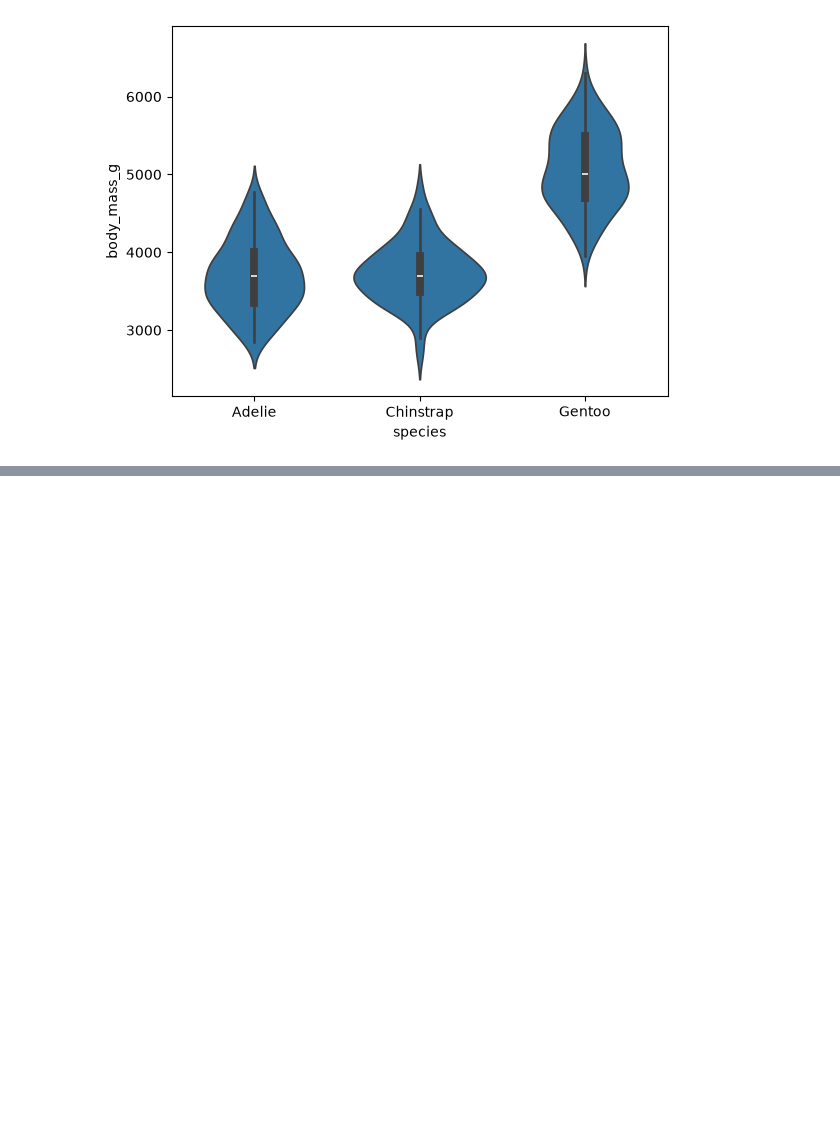
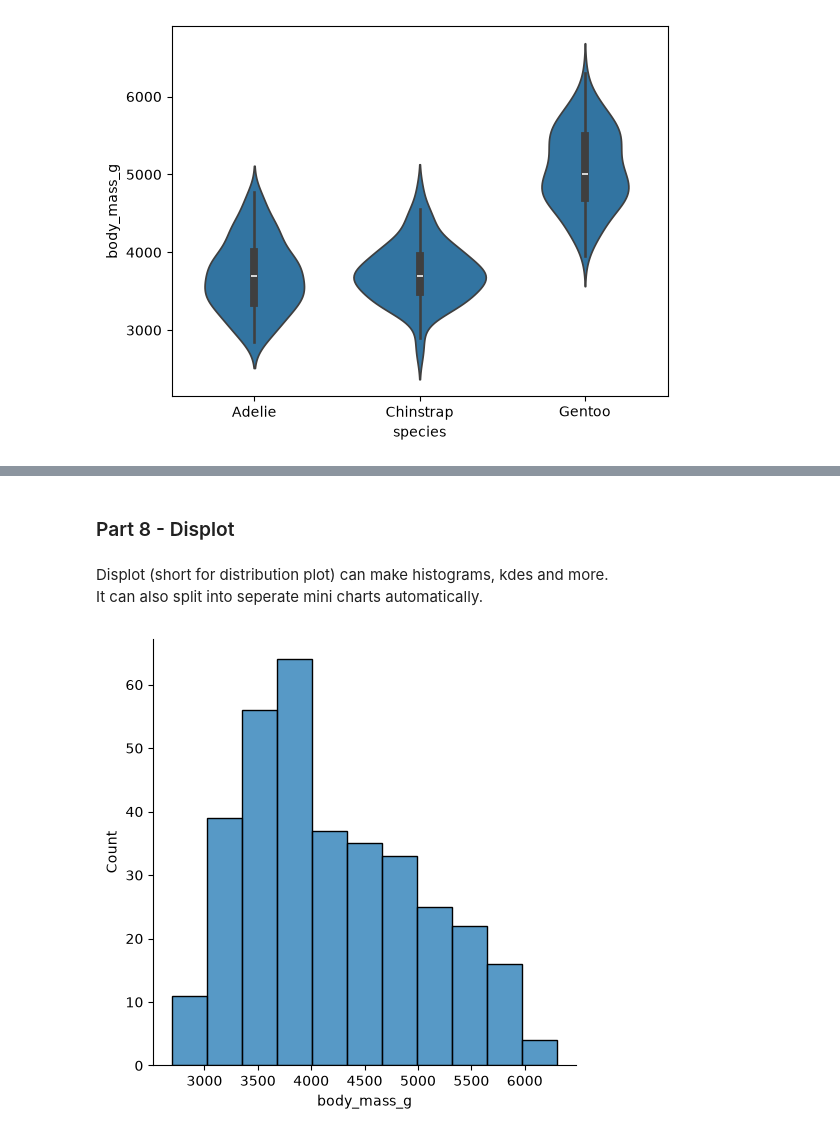
Before and after one commit to BigChungus931/Python-Data-Analyses, a Jupyter notebook: Seaborn/Topic 1 Visualize Distributions with Seaborn.ipynb, the cells around one changed output, grey strips where cells are left out. Drawn from its saved outputs; the diff is of its cells as text; code cells hidden in the pictures; blank space fills up the shorter version.

```diff
--- a/Seaborn/Topic 1 Visualize Distributions with Seaborn.ipynb
+++ b/Seaborn/Topic 1 Visualize Distributions with Seaborn.ipynb
@@ -94,0 +106,10 @@ plt.show()
+# %% [markdown]
+### Part 8 - Displot
+# %% [markdown]
+Displot (short for distribution plot) can make histograms, kdes and more. <br>
+It can also split into seperate mini charts automatically.
+# %%
+sns.displot(data=penguins, x="body_mass_g")
+plt.show()
+# %% [output]
+[figure, added]
```
Also changed, not shown: parts of 5 cells of this notebook.
